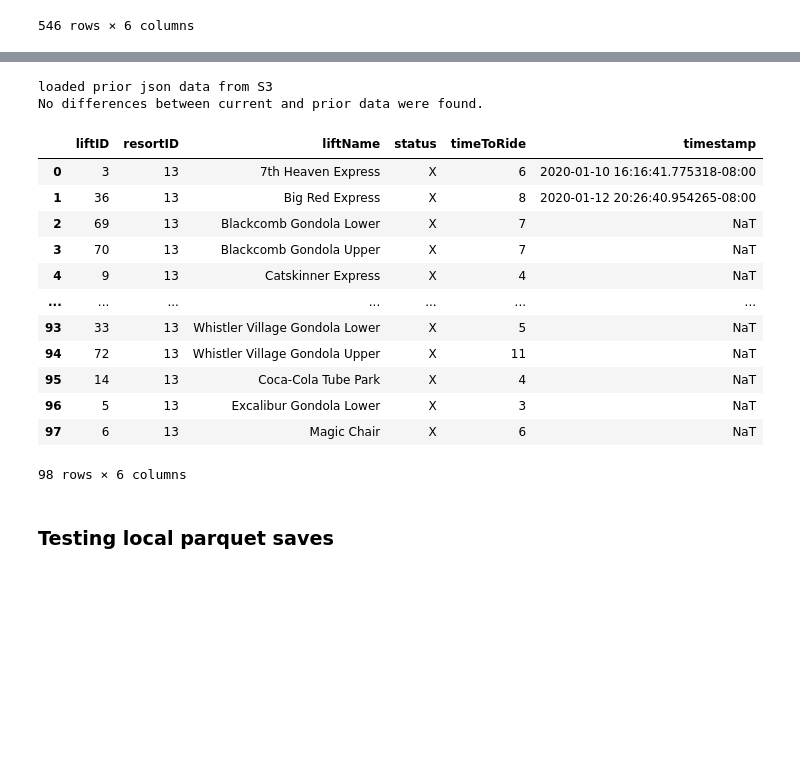
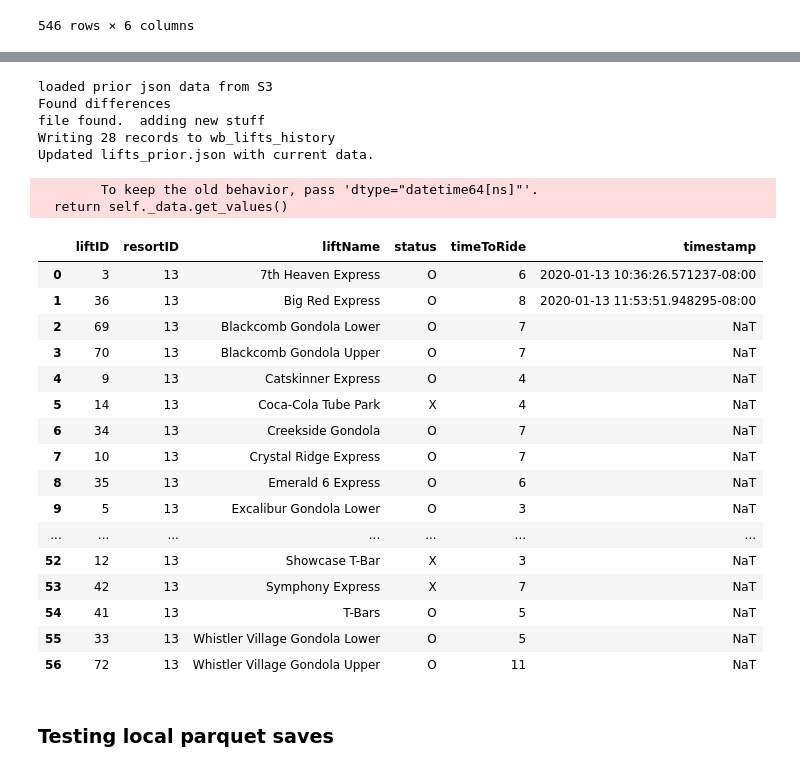
Before and after one commit to Pall-v/snowbot, a Jupyter notebook: process_json.ipynb, the cells around one changed output, grey strips where cells are left out. Saved outputs shown, nothing was run; the diff lists cells and outputs as text; code cells hidden in the pictures; blank space fills up the shorter version.

Commit message:
Fixed write_dataframe_to_parquet_on_s3 so that it works properly when the file parquet file doesn't exist yet Fixed load_dataframe_from_parquet_on_s3 so that the timezones are handled properly

```diff
--- a/process_json.ipynb
+++ b/process_json.ipynb
@@ -327,6 +319,6 @@ dtype: object
 # %%
-from fastparquet import write, ParquetFile
-import s3fs
+# new version
+
 fs = s3fs.S3FileSystem()
 myopen = fs.open
 nop = lambda *args, **kwargs: None
@@ -339,22 +331,24 @@ def write_dataframe_to_parquet_on_s3(df, fname):
     """ Write a dataframe to a Parquet on S3.  Creates a new parquet file if one doesn't already exist."""
     df.loc[:, 'timestamp'] = df.loc[:, 'timestamp'].dt.tz_convert(pytz.utc)
 
+    s3_object = s3.Object(BUCKET_NAME, fname + ".parquet")
+
     def write_parquet(df, fname, app=True):
-        try:
-            output_file = f"s3://{BUCKET_NAME}/{fname}.parquet"
-            write(output_file,
-                  df,
-                  partition_on=['timestamp'],
-                  file_scheme='hive',
-                  append=app,  # need to remove or catch exception to work when file doesn't exist
-                  open_with=myopen,
-                  mkdirs=nop)
-        except FileNotFoundError:
-            print("File {} not found.  Creating file.".format(fname))
-            write_parquet(df, fname, app=False)
-        except:
-            raise
-        else:
-            print("Writing {} records to {}".format(len(df), fname))
 
-    write_parquet(df, fname)
+        output_file = f"s3://{BUCKET_NAME}/{fname}.parquet"
+        write(output_file,
+              df,
+              partition_on=['timestamp'],
+              file_scheme='hive',
+              append=app,  # need to remove or catch exception to work when file doesn't exist
+              open_with=myopen,
+              mkdirs=nop)
+        print("Writing {} records to {}".format(len(df), fname))
+
+    if not list(bucket.objects.filter(Prefix=fname)):
+        print("File {} not found.  Creating file.".format(fname))
+        write_parquet(df, fname, app=False)
+
+    else:
+        print("file found.  adding new stuff")
+        write_parquet(df, fname, app=True)
@@ -388,7 +377,6 @@ try:
     lifts_prior_object.load()
 except botocore.exceptions.ClientError as e:
     if e.response['Error']['Code'] == "404":
-
         print("Prior doesn't exist")
         save_prior(lifts_current_json)  # Create the prior file
         print("Created PRIOR_FILENAME_TBD")
@@ -418,38 +406,48 @@ else:
         print("Updated {} with current data.".format(lifts_prior_object.key))
 # %% [output]
 loaded prior json data from S3
-No differences between current and prior data were found.
+Found differences
+file found.  adding new stuff
+Writing 28 records to wb_lifts_history
+Updated lifts_prior.json with current data.
 # %%
 # load the parquet file
 
 
 def load_dataframe_from_parquet_on_s3(fname):
     """ Load a dataframe from a Parquet on S3. """
     read_file = f"s3://{BUCKET_NAME}/{fname}.parquet"
     pf = ParquetFile(read_file, open_with=myopen)
     df = pf.to_pandas()
 
     # Reshift the timezone because parquet engines don't handle shifted timezones
+    df = set_lifts_df_datatypes(df)
     df['timestamp'] = df.timestamp.dt.tz_convert(TZ)
-    df = set_lifts_df_datatypes(load_df)
+
     return df
 
 
 load_dataframe_from_parquet_on_s3(fname)
 # %% [output]
+        To keep the old behavior, pass 'dtype="datetime64[ns]"'.
+  return self._data.get_values()
 |  | liftID | resortID | liftName | status | timeToRide | timestamp |
-| 0 | 3 | 13 | 7th Heaven Express | X | 6 | 2020-01-10 16:16:41.775318-08:00 |
-| 1 | 36 | 13 | Big Red Express | X | 8 | 2020-01-12 20:26:40.954265-08:00 |
-| 2 | 69 | 13 | Blackcomb Gondola Lower | X | 7 | NaT |
-| 3 | 70 | 13 | Blackcomb Gondola Upper | X | 7 | NaT |
-| 4 | 9 | 13 | Catskinner Express | X | 4 | NaT |
+| 0 | 3 | 13 | 7th Heaven Express | O | 6 | 2020-01-13 10:36:26.571237-08:00 |
+| 1 | 36 | 13 | Big Red Express | O | 8 | 2020-01-13 11:53:51.948295-08:00 |
+| 2 | 69 | 13 | Blackcomb Gondola Lower | O | 7 | NaT |
+| 3 | 70 | 13 | Blackcomb Gondola Upper | O | 7 | NaT |
+| 4 | 9 | 13 | Catskinner Express | O | 4 | NaT |
+| 5 | 14 | 13 | Coca-Cola Tube Park | X | 4 | NaT |
+| 6 | 34 | 13 | Creekside Gondola | O | 7 | NaT |
+| 7 | 10 | 13 | Crystal Ridge Express | O | 7 | NaT |
+| 8 | 35 | 13 | Emerald 6 Express | O | 6 | NaT |
+| 9 | 5 | 13 | Excalibur Gondola Lower | O | 3 | NaT |
 | ... | ... | ... | ... | ... | ... | ... |
-| 93 | 33 | 13 | Whistler Village Gondola Lower | X | 5 | NaT |
-| 94 | 72 | 13 | Whistler Village Gondola Upper | X | 11 | NaT |
-| 95 | 14 | 13 | Coca-Cola Tube Park | X | 4 | NaT |
-| 96 | 5 | 13 | Excalibur Gondola Lower | X | 3 | NaT |
-| 97 | 6 | 13 | Magic Chair | X | 6 | NaT |
+| 52 | 12 | 13 | Showcase T-Bar | X | 3 | NaT |
+| 53 | 42 | 13 | Symphony Express | X | 7 | NaT |
+| 54 | 41 | 13 | T-Bars | O | 5 | NaT |
+| 55 | 33 | 13 | Whistler Village Gondola Lower | O | 5 | NaT |
+| 56 | 72 | 13 | Whistler Village Gondola Upper | O | 11 | NaT |
-98 rows × 6 columns
 # %% [markdown]
 ### Testing local parquet saves
 # %%
```
Also changed, not shown: parts of 5 cells of this notebook.
